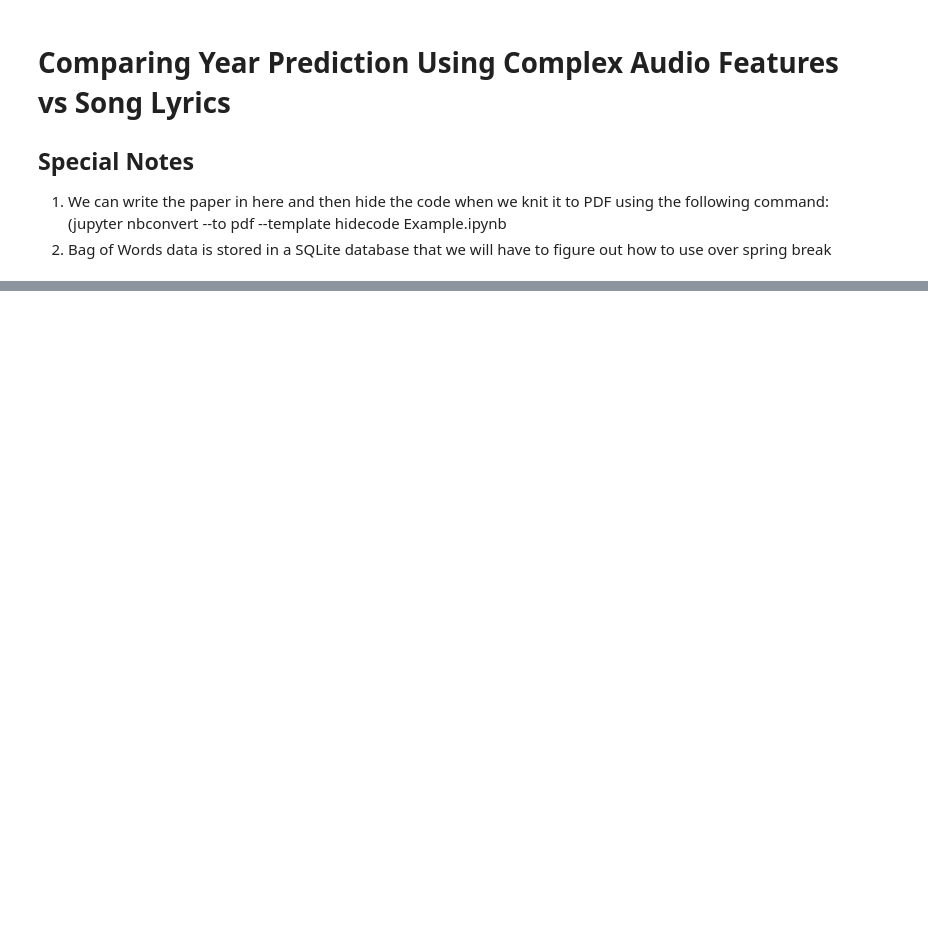
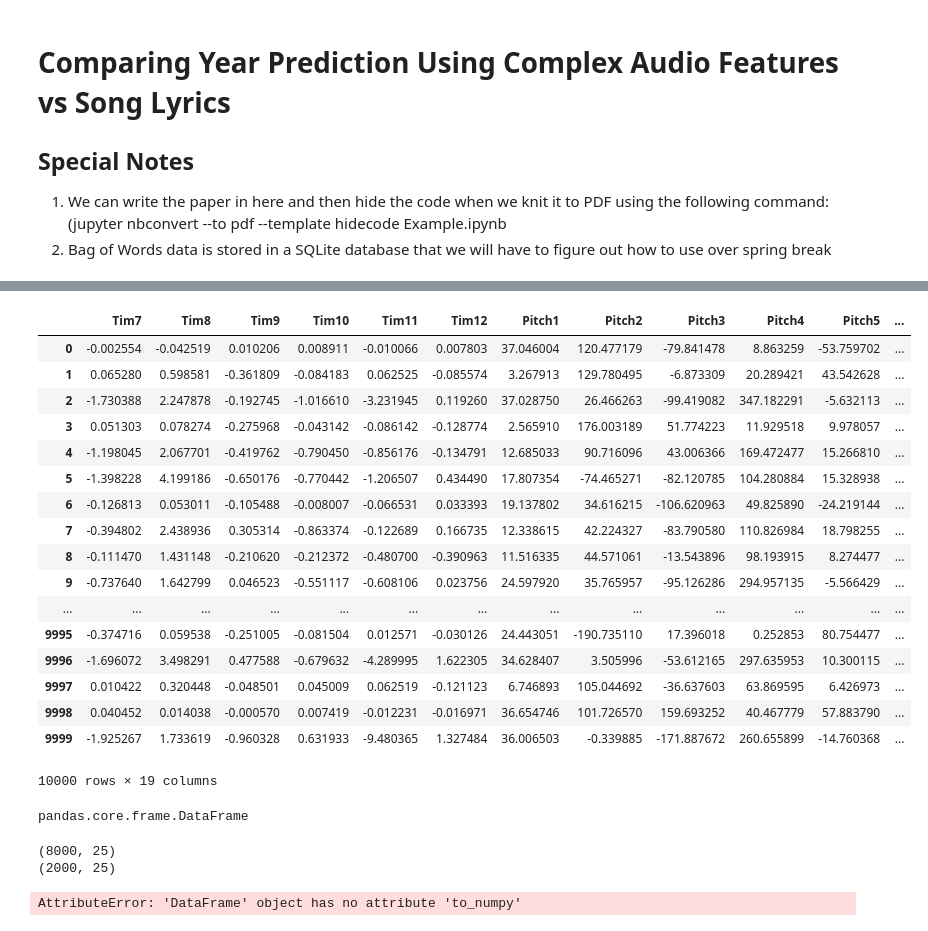
Before and after one commit to tanishqkancharla/10701SongProject, a Jupyter notebook: 10-701-Final-Project/Data Analysis Code.ipynb, the cells around one changed output, grey strips where cells are left out. Cells and saved outputs as stored; diff of their text form; code cells hidden in the pictures; blank space fills up the shorter version.

```diff
--- a/10-701-Final-Project/Data Analysis Code.ipynb
+++ b/10-701-Final-Project/Data Analysis Code.ipynb
@@ -240,0 +253,3 @@ finalWorkingDF = finalWorkingDF.drop(["bars_start", "beats_start"], axis=1)
+# %%
+finalWorkingDF = finalWorkingDF.drop(['sections_start','segments_pitches'], axis=1)
+list(finalWorkingDF.columns.values)
@@ -240,0 +274,5 @@ finalWorkingDF = finalWorkingDF.drop(["bars_start", "beats_start"], axis=1)
+# %%
+finalWorkingDF = finalWorkingDF.drop(['segments_loudness_max', 'segments_loudness_max_time', 'segments_loudness_start'], axis=1)
+# %%
+finalWorkingDF = finalWorkingDF.drop('analysis_sample_rate', axis=1)
+finalWorkingDF.iloc[:,5:20]
@@ -241,3 +298,36 @@ finalWorkingDF = finalWorkingDF.drop(["bars_start", "beats_start"], axis=1)
+# %%
+tatums = finalWorkingDF['tatums_start']
+diffLists = []
+for tatum in tatums:
+    diff = []
+    old = 0.0
+    for t in tatum:
+        diff.append(t - old)
+        old = t
+    diffLists.append(np.mean(np.array(diff)))
+
+finalWorkingDF['tatums_mean'] = diffLists
+# %%
+finalWorkingDF = finalWorkingDF.drop('tatums_start', axis=1)
+# %% [output]
+|  | Tim7 | Tim8 | Tim9 | Tim10 | Tim11 | Tim12 | Pitch1 | Pitch2 | Pitch3 | Pitch4 | Pitch5 | ... |
+| 0 | -0.002554 | -0.042519 | 0.010206 | 0.008911 | -0.010066 | 0.007803 | 37.046004 | 120.477179 | -79.841478 | 8.863259 | -53.759702 | ... |
+| 1 | 0.065280 | 0.598581 | -0.361809 | -0.084183 | 0.062525 | -0.085574 | 3.267913 | 129.780495 | -6.873309 | 20.289421 | 43.542628 | ... |
+| 2 | -1.730388 | 2.247878 | -0.192745 | -1.016610 | -3.231945 | 0.119260 | 37.028750 | 26.466263 | -99.419082 | 347.182291 | -5.632113 | ... |
+| 3 | 0.051303 | 0.078274 | -0.275968 | -0.043142 | -0.086142 | -0.128774 | 2.565910 | 176.003189 | 51.774223 | 11.929518 | 9.978057 | ... |
+| 4 | -1.198045 | 2.067701 | -0.419762 | -0.790450 | -0.856176 | -0.134791 | 12.685033 | 90.716096 | 43.006366 | 169.472477 | 15.266810 | ... |
+| 5 | -1.398228 | 4.199186 | -0.650176 | -0.770442 | -1.206507 | 0.434490 | 17.807354 | -74.465271 | -82.120785 | 104.280884 | 15.328938 | ... |
+| 6 | -0.126813 | 0.053011 | -0.105488 | -0.008007 | -0.066531 | 0.033393 | 19.137802 | 34.616215 | -106.620963 | 49.825890 | -24.219144 | ... |
+| 7 | -0.394802 | 2.438936 | 0.305314 | -0.863374 | -0.122689 | 0.166735 | 12.338615 | 42.224327 | -83.790580 | 110.826984 | 18.798255 | ... |
+| 8 | -0.111470 | 1.431148 | -0.210620 | -0.212372 | -0.480700 | -0.390963 | 11.516335 | 44.571061 | -13.543896 | 98.193915 | 8.274477 | ... |
+| 9 | -0.737640 | 1.642799 | 0.046523 | -0.551117 | -0.608106 | 0.023756 | 24.597920 | 35.765957 | -95.126286 | 294.957135 | -5.566429 | ... |
+| ... | ... | ... | ... | ... | ... | ... | ... | ... | ... | ... | ... | ... |
+| 9995 | -0.374716 | 0.059538 | -0.251005 | -0.081504 | 0.012571 | -0.030126 | 24.443051 | -190.735110 | 17.396018 | 0.252853 | 80.754477 | ... |
+| 9996 | -1.696072 | 3.498291 | 0.477588 | -0.679632 | -4.289995 | 1.622305 | 34.628407 | 3.505996 | -53.612165 | 297.635953 | 10.300115 | ... |
+| 9997 | 0.010422 | 0.320448 | -0.048501 | 0.045009 | 0.062519 | -0.121123 | 6.746893 | 105.044692 | -36.637603 | 63.869595 | 6.426973 | ... |
+| 9998 | 0.040452 | 0.014038 | -0.000570 | 0.007419 | -0.012231 | -0.016971 | 36.654746 | 101.726570 | 159.693252 | 40.467779 | 57.883790 | ... |
+| 9999 | -1.925267 | 1.733619 | -0.960328 | 0.631933 | -9.480365 | 1.327484 | 36.006503 | -0.339885 | -171.887672 | 260.655899 | -14.760368 | ... |
+10000 rows × 19 columns
 # %%
 from sklearn import neighbors
 from sklearn.model_selection import train_test_split
@@ -248 +338,14 @@ x = workingData.drop('year', axis = 1)
 x_train, x_test, y_train, y_test = train_test_split(x, y, test_size=0.2)
+# %%
+type(x_train)
+# %% [output]
+pandas.core.frame.DataFrame
+# %%
+print(str(x_train.shape))
+print(str(x_test.shape))
+# print(x_train.shape)
+# print(x_train.shape)
+# print(x_train.shape)
+# %% [output]
+(8000, 25)
+(2000, 25)
@@ -249,3 +357,10 @@ x_train, x_test, y_train, y_test = train_test_split(x, y, test_size=0.2)
+# %%
+x_trainNumPy = x_train.to_numpy()
+x_testNumPy = x_test.to_numpy()
+y_trainNumPy = y_train.to_numpy()
+y_testNumPy = y_test.to_numpy()
+# %% [output]
+AttributeError: 'DataFrame' object has no attribute 'to_numpy'
 # %%
 ###################### KNN CLASSIFIER ########################
 n_neighbors = 15
```
Also changed, not shown: parts of 23 cells of this notebook.
